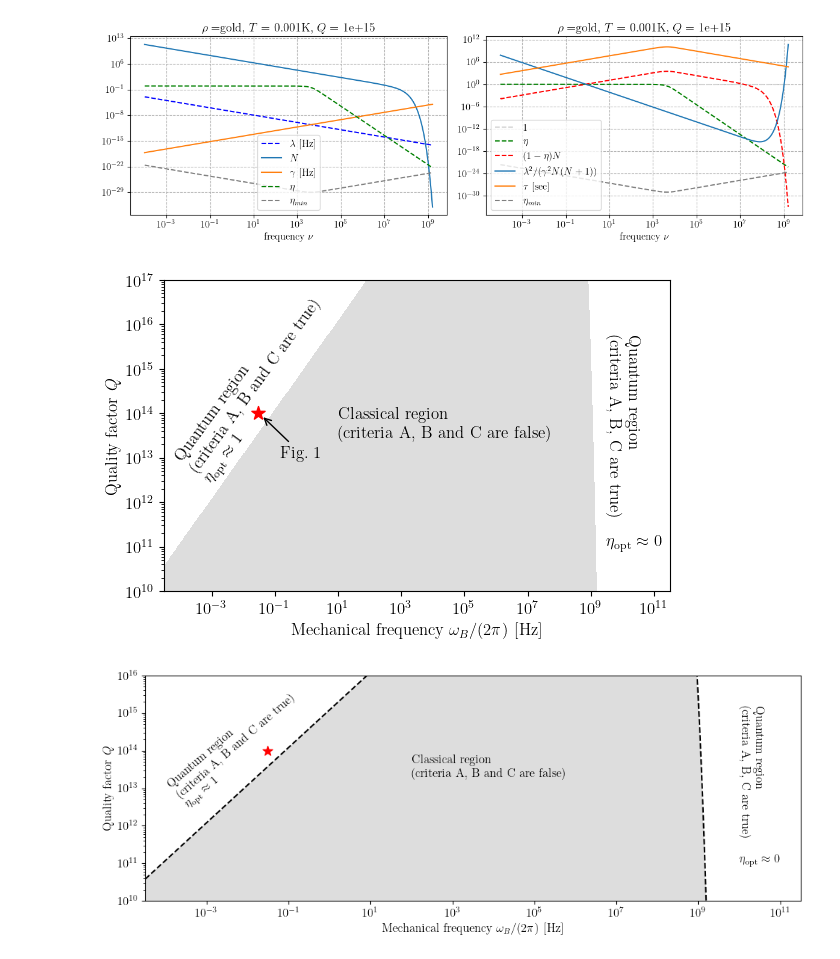
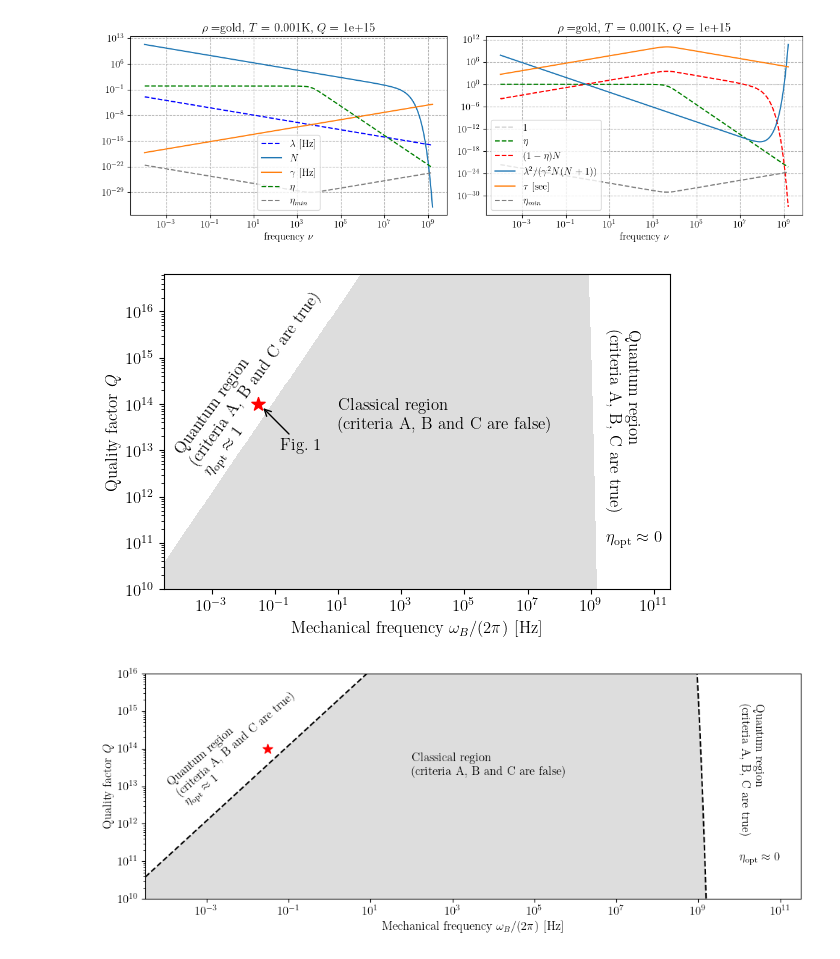
Before and after one commit to andreamari/optomechanics, a Jupyter notebook: gravitational_channel/analysis_of_experimental_requirements.ipynb, the cells around one changed output. Drawn from its saved outputs; the diff is of its cells as text; code cells hidden in the pictures.

Commit message:
update plots

```diff
--- a/gravitational_channel/analysis_of_experimental_requirements.ipynb
+++ b/gravitational_channel/analysis_of_experimental_requirements.ipynb
@@ -107,31 +107,31 @@ for quality_factor in (1E13, 1E14, 1E15):
 # %%
 freqs = np.logspace(-4.5, 11.5, 1000)
 omegas =2 * np.pi * freqs
 
-quality_factors = np.logspace(10, 17, 1000)
+quality_factors = np.logspace(10, 16.8, 1000)
 
 x, y = np.meshgrid(freqs, quality_factors)
 xo, y = np.meshgrid(omegas, quality_factors)
 z = np.sign(non_classicality_condition(xo, y) - 1.0)
 
 fig, ax1 = plt.subplots(1, 1, figsize=(6, 4), rasterized=True)
 c = ax1.pcolormesh(x, y, z, cmap="gray", vmin=-8, vmax=0.1)
 ax1.loglog()
 ax1.set_xlabel("Mechanical frequency $\\omega_B/ (2\\pi)$ [Hz]")
 ax1.set_ylabel("Quality factor $Q$")
 ax1.text(0.00006, 0.3*10**13, 'Quantum region \n (criteria A, B and C are true) \n $\eta_{\\rm opt} \\approx 1$', rotation=54)
 ax1.text(0.01*10**3, 3*10**13, 'Classical region \n (criteria A, B and C are false)', rotation=0)
 ax1.text(0.3*10**10, 5*10**11, 'Quantum region \n (criteria A, B, C are true)', rotation=-90)
 ax1.text(0.3*10**10, 10**11, '$\eta_{\\rm opt} \\approx 0$', rotation=0)
 ax1.scatter(0.03, 10**14, s=100, marker='*', color='red', zorder=1)
 ax1.annotate('Fig.~1', xy=(0.037, 0.9*10**14), xytext=(0.15, 10**13), arrowprops=dict(arrowstyle="->", color="black"))
 
 
 plt.tight_layout()
 
-fig.savefig(fname="quality_factor_frequency_space.pdf", dpi=300)
+fig.savefig(fname="parameter_space_main_text.pdf", dpi=300)
 # %% [output]
-[figure, old version]
+[figure, new version]
 # %%
 freqs = np.logspace(-4.5, 11.5, 1000)
 omegas =2 * np.pi * freqs
```
Also changed, not shown: parts of 1 cell of this notebook.
